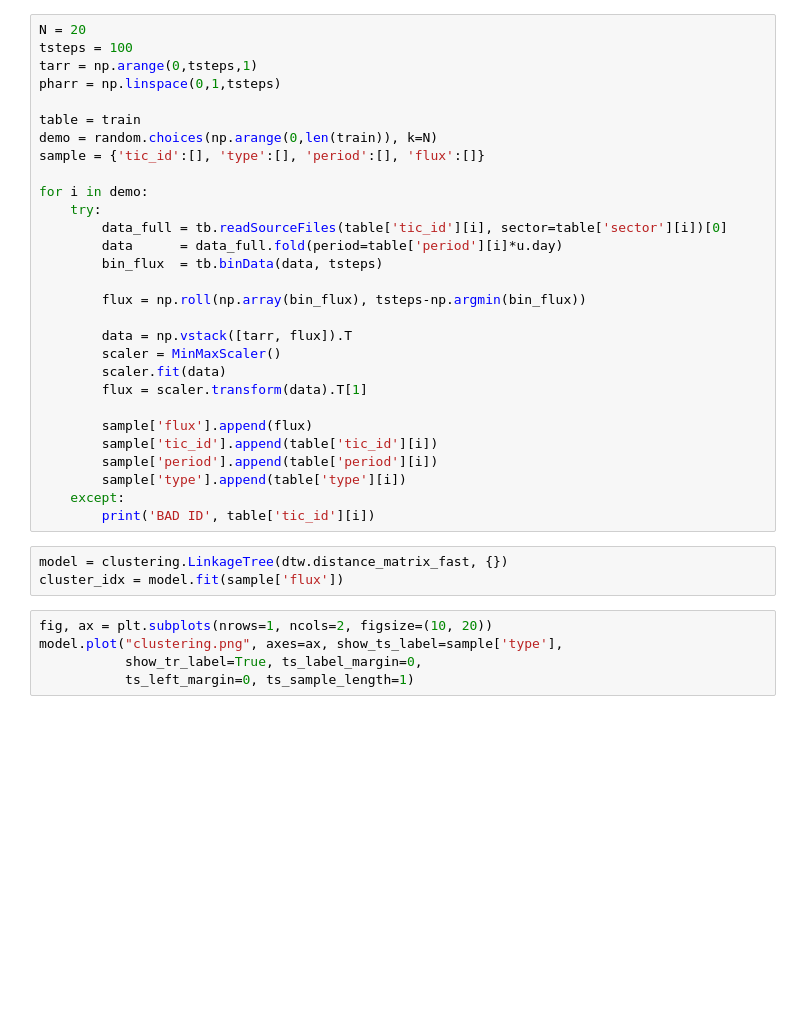
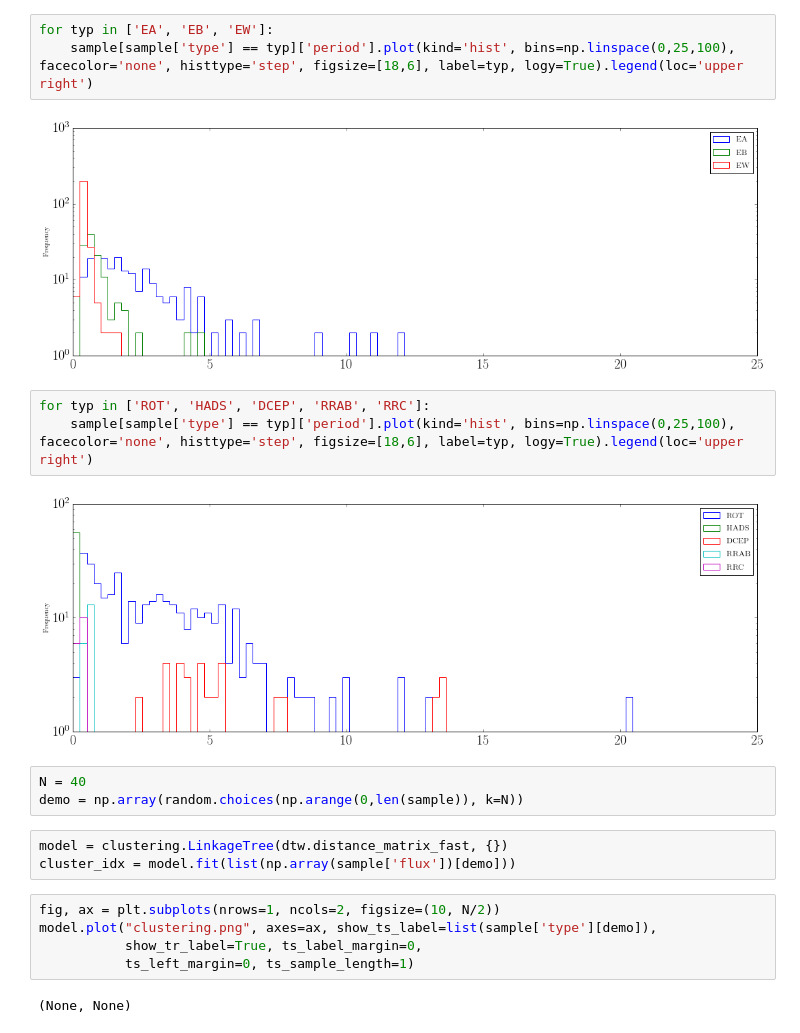
Before and after one commit to jbirky/tess_binaries, a Jupyter notebook: notebooks/hierarchical_classification.ipynb, the cells around one changed output. Cells and saved outputs as stored; diff of their text form; blank space fills up the shorter version.

```diff
--- a/notebooks/hierarchical_classification.ipynb
+++ b/notebooks/hierarchical_classification.ipynb
@@ -55,37 +50,23 @@ train['type'].value_counts().plot(kind='bar', figsize=[18,6])
-# %%
-N = 20
-tsteps = 100
-tarr = np.arange(0,tsteps,1)
-pharr = np.linspace(0,1,tsteps)
-
-table = train
-demo = random.choices(np.arange(0,len(train)), k=N)
-sample = {'tic_id':[], 'type':[], 'period':[], 'flux':[]}
-
-for i in demo:
-    try:
-        data_full = tb.readSourceFiles(table['tic_id'][i], sector=table['sector'][i])[0]
-        data      = data_full.fold(period=table['period'][i]*u.day)
-        bin_flux  = tb.binData(data, tsteps)
-
-        flux = np.roll(np.array(bin_flux), tsteps-np.argmin(bin_flux))
-
-        data = np.vstack([tarr, flux]).T
-        scaler = MinMaxScaler()
-        scaler.fit(data)
-        flux = scaler.transform(data).T[1]
-
-        sample['flux'].append(flux)
-        sample['tic_id'].append(table['tic_id'][i])
-        sample['period'].append(table['period'][i])
-        sample['type'].append(table['type'][i])
-    except:
-        print('BAD ID', table['tic_id'][i])
+# %%
+for typ in ['EA', 'EB', 'EW']:
+    sample[sample['type'] == typ]['period'].plot(kind='hist', bins=np.linspace(0,25,100), facecolor='none', histtype='step', figsize=[18,6], label=typ, logy=True).legend(loc='upper right')
+# %% [output]
+[figure, added]
+# %%
+for typ in ['ROT', 'HADS', 'DCEP', 'RRAB', 'RRC']:
+    sample[sample['type'] == typ]['period'].plot(kind='hist', bins=np.linspace(0,25,100), facecolor='none', histtype='step', figsize=[18,6], label=typ, logy=True).legend(loc='upper right')
+# %% [output]
+[figure, added]
+# %%
+N = 40
+demo = np.array(random.choices(np.arange(0,len(sample)), k=N))
 # %%
 model = clustering.LinkageTree(dtw.distance_matrix_fast, {})
-cluster_idx = model.fit(sample['flux'])
+cluster_idx = model.fit(list(np.array(sample['flux'])[demo]))
 # %%
-fig, ax = plt.subplots(nrows=1, ncols=2, figsize=(10, 20))
-model.plot("clustering.png", axes=ax, show_ts_label=sample['type'],
+fig, ax = plt.subplots(nrows=1, ncols=2, figsize=(10, N/2))
+model.plot("clustering.png", axes=ax, show_ts_label=list(sample['type'][demo]),
            show_tr_label=True, ts_label_margin=0,
            ts_left_margin=0, ts_sample_length=1)
+# %% [output]
+(None, None)
```
Also changed, not shown: parts of 7 cells of this notebook.
